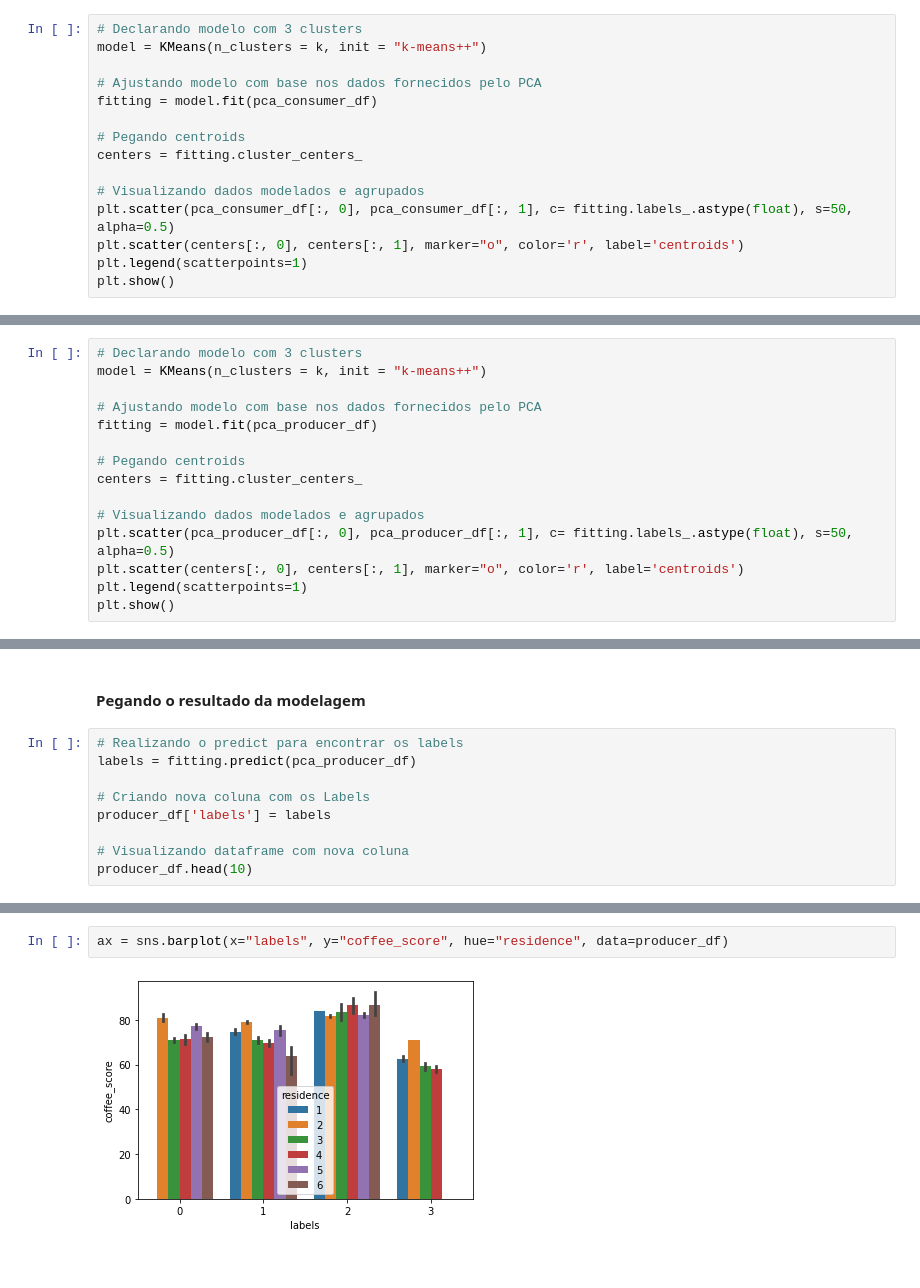
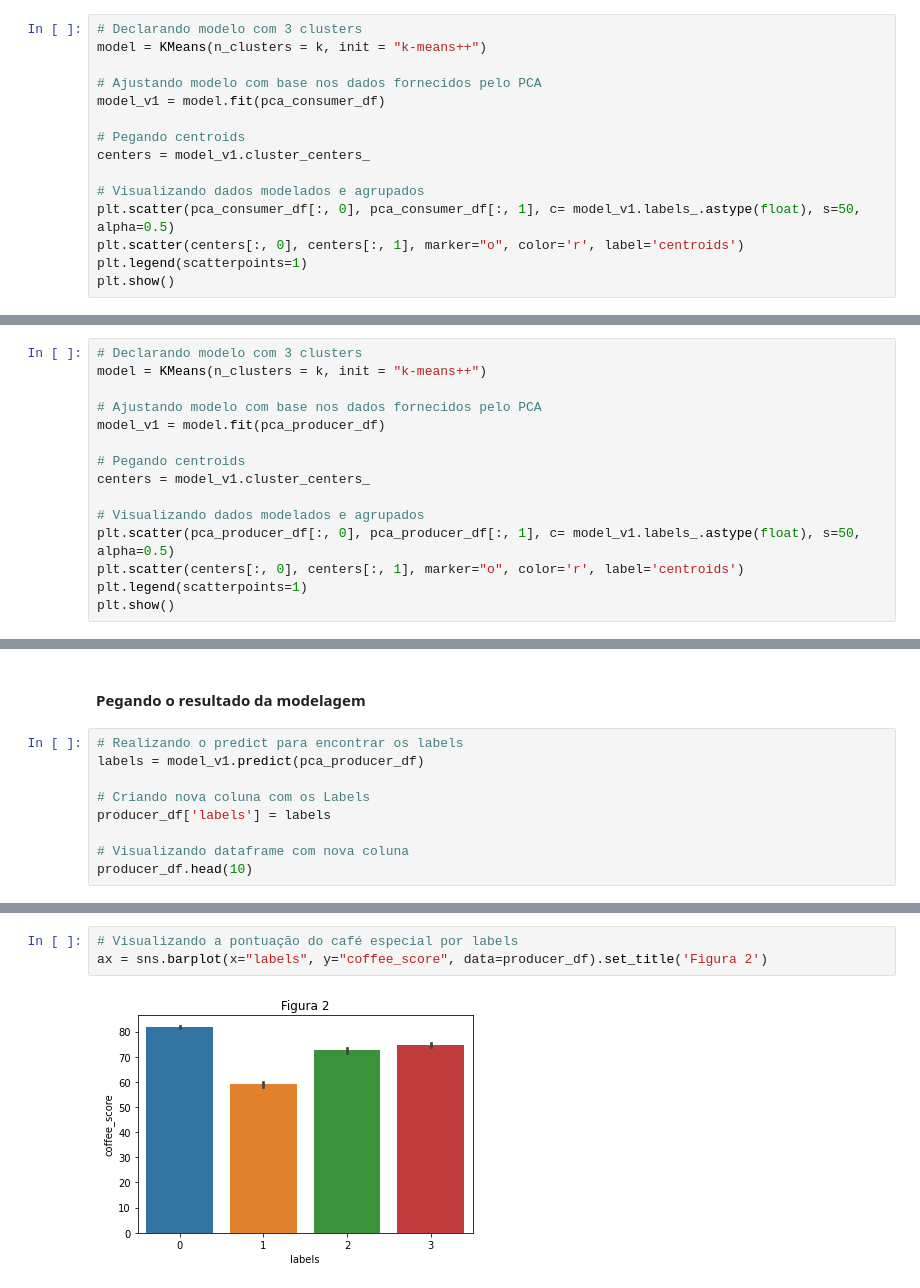
Before and after one commit to Brendhon/conecta-cafe-ml, a Jupyter notebook: Projeto C318.ipynb, the cells around one changed output, grey strips where cells are left out. Saved outputs shown, nothing was run; the diff lists cells and outputs as text.

```diff
--- a/Projeto C318.ipynb
+++ b/Projeto C318.ipynb
@@ -358,13 +359,13 @@ k = 4
 model = KMeans(n_clusters = k, init = "k-means++")
 
 # Ajustando modelo com base nos dados fornecidos pelo PCA
-fitting = model.fit(pca_consumer_df)
+model_v1 = model.fit(pca_consumer_df)
 
 # Pegando centroids
-centers = fitting.cluster_centers_
+centers = model_v1.cluster_centers_
 
 # Visualizando dados modelados e agrupados
-plt.scatter(pca_consumer_df[:, 0], pca_consumer_df[:, 1], c= fitting.labels_.astype(float), s=50, alpha=0.5)
+plt.scatter(pca_consumer_df[:, 0], pca_consumer_df[:, 1], c= model_v1.labels_.astype(float), s=50, alpha=0.5)
 plt.scatter(centers[:, 0], centers[:, 1], marker="o", color='r', label='centroids')
 plt.legend(scatterpoints=1)
 plt.show()
@@ -460,13 +629,13 @@ k = 4
 model = KMeans(n_clusters = k, init = "k-means++")
 
 # Ajustando modelo com base nos dados fornecidos pelo PCA
-fitting = model.fit(pca_producer_df)
+model_v1 = model.fit(pca_producer_df)
 
 # Pegando centroids
-centers = fitting.cluster_centers_
+centers = model_v1.cluster_centers_
 
 # Visualizando dados modelados e agrupados
-plt.scatter(pca_producer_df[:, 0], pca_producer_df[:, 1], c= fitting.labels_.astype(float), s=50, alpha=0.5)
+plt.scatter(pca_producer_df[:, 0], pca_producer_df[:, 1], c= model_v1.labels_.astype(float), s=50, alpha=0.5)
 plt.scatter(centers[:, 0], centers[:, 1], marker="o", color='r', label='centroids')
 plt.legend(scatterpoints=1)
 plt.show()
@@ -476,7 +645,7 @@ plt.show()
 #### Pegando o resultado da modelagem
 # %%
 # Realizando o predict para encontrar os labels
-labels = fitting.predict(pca_producer_df)
+labels = model_v1.predict(pca_producer_df)
 
 # Criando nova coluna com os Labels
 producer_df['labels'] = labels
@@ -551,5 +774,6 @@ fig.tight_layout()
 # %%
-ax = sns.barplot(x="labels", y="coffee_score", hue="residence", data=producer_df)
+# Visualizando a pontuação do café especial por labels
+ax = sns.barplot(x="labels", y="coffee_score", data=producer_df).set_title('Figura 2')
 # %% [output]
-[figure, old version]
+[figure, new version]
 # %%
```
Also changed, not shown: parts of 69 cells of this notebook, 3 other files.
